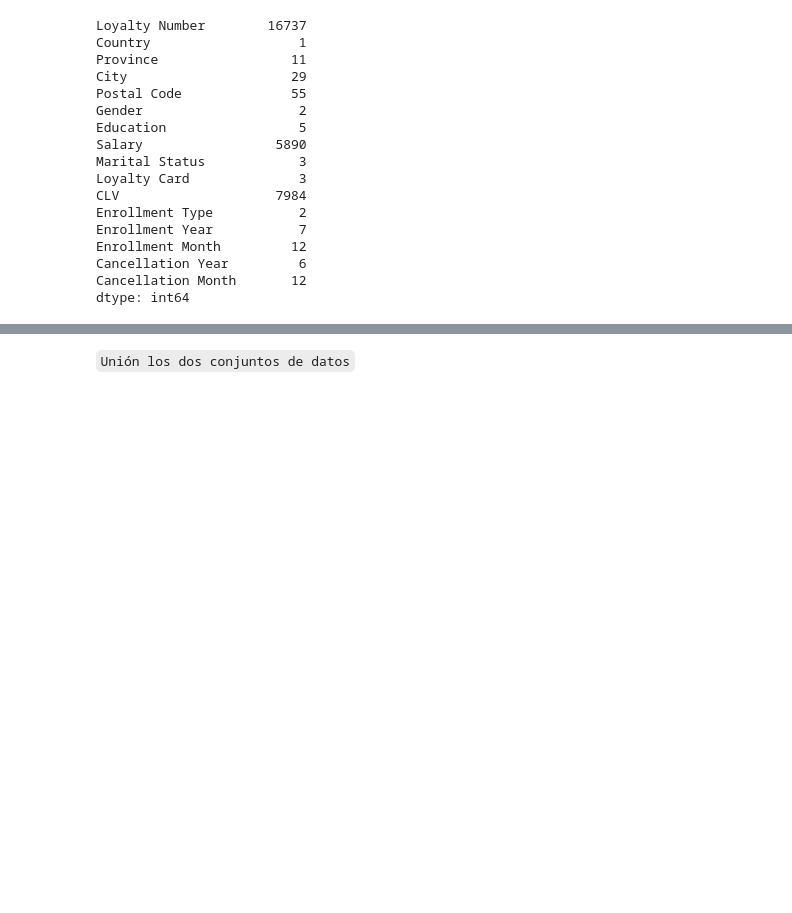
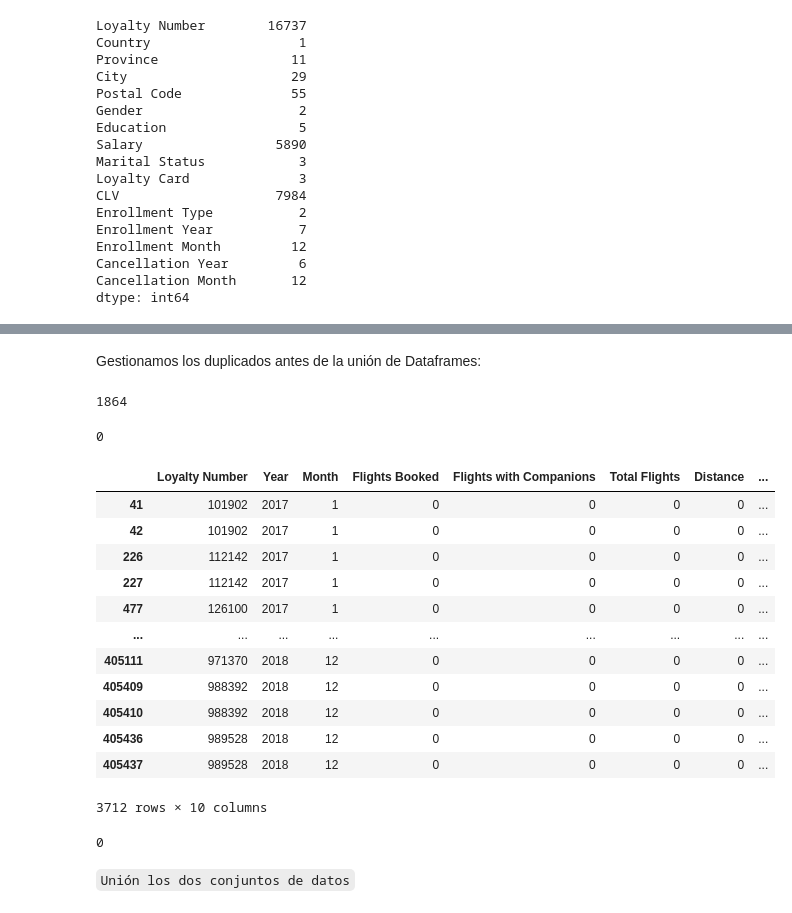
Before and after one commit to Adalab/bda-modulo-3-evaluacion-final-Mgg-maria, a Jupyter notebook: evaluacion.ipynb, the cells around one changed output, grey strips where cells are left out. Saved outputs shown, nothing was run; the diff lists cells and outputs as text; code cells hidden in the pictures; blank space fills up the shorter version.

```diff
--- a/evaluacion.ipynb
+++ b/evaluacion.ipynb
@@ -230,3 +230,38 @@ df_loyalty.describe().T
 | Enrollment Month | 16737.0 | 6.669116 | 3.398958 | 1.00 | 4.00 | 7.00 | 10.00 | 12.00 |
 | Cancellation Year | 2067.0 | 2016.503145 | 1.380743 | 2013.00 | 2016.00 | 2017.00 | 2018.00 | 2018.00 |
 | Cancellation Month | 2067.0 | 6.962748 | 3.455297 | 1.00 | 4.00 | 7.00 | 10.00 | 12.00 |
+# %% [markdown]
+Gestionamos los duplicados antes de la unión de Dataframes:
+# %%
+# Contamos los duplicados en el DF flight
+
+df_flight.duplicated().sum()
+# %% [output]
+1864
+# %%
+# Contamos los duplicados en el DF loyalty
+
+df_loyalty.duplicated().sum()
+# %% [output]
+0
+# %%
+# Vemos los valores duplicados del Dataframe implicado
+
+duplicados = df_flight[df_flight.duplicated(keep=False)]
+duplicados
+
+# El parámetro keep= False nos muestra el valor repetido (es decir,el original) y sus copias.
+# %% [output]
+|  | Loyalty Number | Year | Month | Flights Booked | Flights with Companions | Total Flights | Distance | ... |
+| 41 | 101902 | 2017 | 1 | 0 | 0 | 0 | 0 | ... |
+| 42 | 101902 | 2017 | 1 | 0 | 0 | 0 | 0 | ... |
+| 226 | 112142 | 2017 | 1 | 0 | 0 | 0 | 0 | ... |
+| 227 | 112142 | 2017 | 1 | 0 | 0 | 0 | 0 | ... |
+| 477 | 126100 | 2017 | 1 | 0 | 0 | 0 | 0 | ... |
+| ... | ... | ... | ... | ... | ... | ... | ... | ... |
+| 405111 | 971370 | 2018 | 12 | 0 | 0 | 0 | 0 | ... |
+| 405409 | 988392 | 2018 | 12 | 0 | 0 | 0 | 0 | ... |
+| 405410 | 988392 | 2018 | 12 | 0 | 0 | 0 | 0 | ... |
+| 405436 | 989528 | 2018 | 12 | 0 | 0 | 0 | 0 | ... |
+| 405437 | 989528 | 2018 | 12 | 0 | 0 | 0 | 0 | ... |
+3712 rows × 10 columns
@@ -233,3 +272,9 @@ df_loyalty.describe().T
+# %%
+# Comprobamos que los cambios se han realizado correctamente
+
+df_flight_sin_duplicados.duplicated().sum()
+# %% [output]
+0
 # %% [markdown]
 ``Unión los dos conjuntos de datos``
 # %%
```
Also changed, not shown: parts of 24 cells of this notebook.
